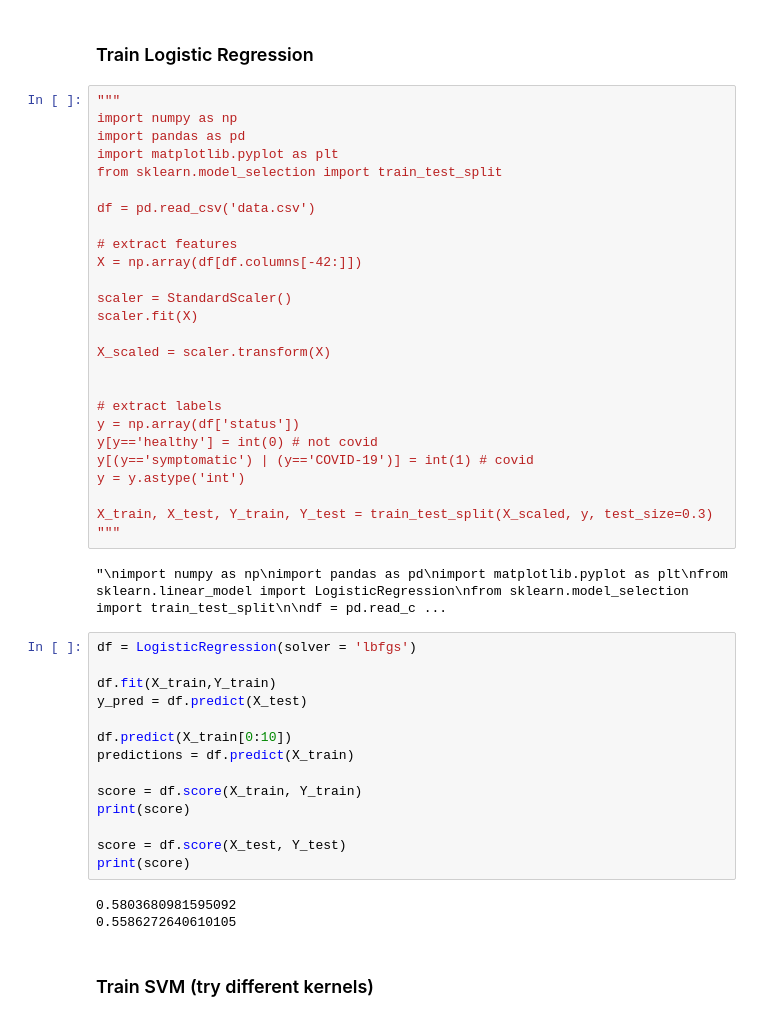
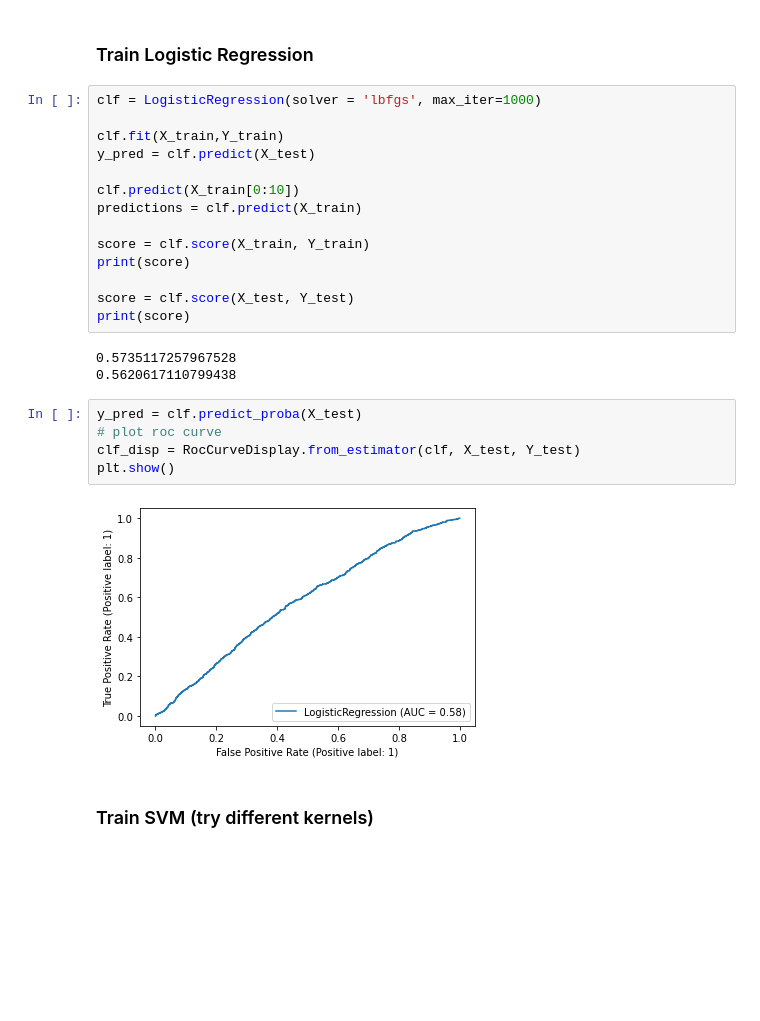
Before and after one commit to wgzmaxik6/lung_sound_ml, a Jupyter notebook: lung_sound_model.ipynb, the cells around one changed output. Cells and saved outputs as stored; diff of their text form; blank space fills up the shorter version.

```diff
--- a/lung_sound_model.ipynb
+++ b/lung_sound_model.ipynb
@@ -142,49 +131,28 @@ array([0.75085714, 0.75428571, 0.74828375, 0.75057208, 0.74942792])
 # %% [markdown]
 ### Train Logistic Regression
-# %%
-"""
-import numpy as np
-import pandas as pd
-import matplotlib.pyplot as plt
-from sklearn.model_selection import train_test_split
-
-df = pd.read_csv('data.csv')
-
-# extract features
-X = np.array(df[df.columns[-42:]])
-
-scaler = StandardScaler()
-scaler.fit(X)
-
-X_scaled = scaler.transform(X)
-
-
-# extract labels
-y = np.array(df['status'])
-y[y=='healthy'] = int(0) # not covid
-y[(y=='symptomatic') | (y=='COVID-19')] = int(1) # covid
-y = y.astype('int')
-
-X_train, X_test, Y_train, Y_test = train_test_split(X_scaled, y, test_size=0.3)
-"""
-# %% [output]
-"\nimport numpy as np\nimport pandas as pd\nimport matplotlib.pyplot as plt\nfrom sklearn.linear_model import LogisticRegression\nfrom sklearn.model_selection import train_test_split\n\ndf = pd.read_c ...
 # %%
-df = LogisticRegression(solver = 'lbfgs')
+clf = LogisticRegression(solver = 'lbfgs', max_iter=1000)
 
-df.fit(X_train,Y_train)
-y_pred = df.predict(X_test)
+clf.fit(X_train,Y_train)
+y_pred = clf.predict(X_test)
 
-df.predict(X_train[0:10])
-predictions = df.predict(X_train)
+clf.predict(X_train[0:10])
+predictions = clf.predict(X_train)
 
-score = df.score(X_train, Y_train)
+score = clf.score(X_train, Y_train)
 print(score)
 
-score = df.score(X_test, Y_test)
+score = clf.score(X_test, Y_test)
 print(score)
 # %% [output]
-0.5803680981595092
-0.5586272640610105
+0.5735117257967528
+0.5620617110799438
+# %%
+y_pred = clf.predict_proba(X_test)
+# plot roc curve
+clf_disp = RocCurveDisplay.from_estimator(clf, X_test, Y_test)
+plt.show()
+# %% [output]
+[figure, added]
 # %% [markdown]
 ### Train SVM (try different kernels)
```
Also changed, not shown: parts of 17 cells of this notebook.
